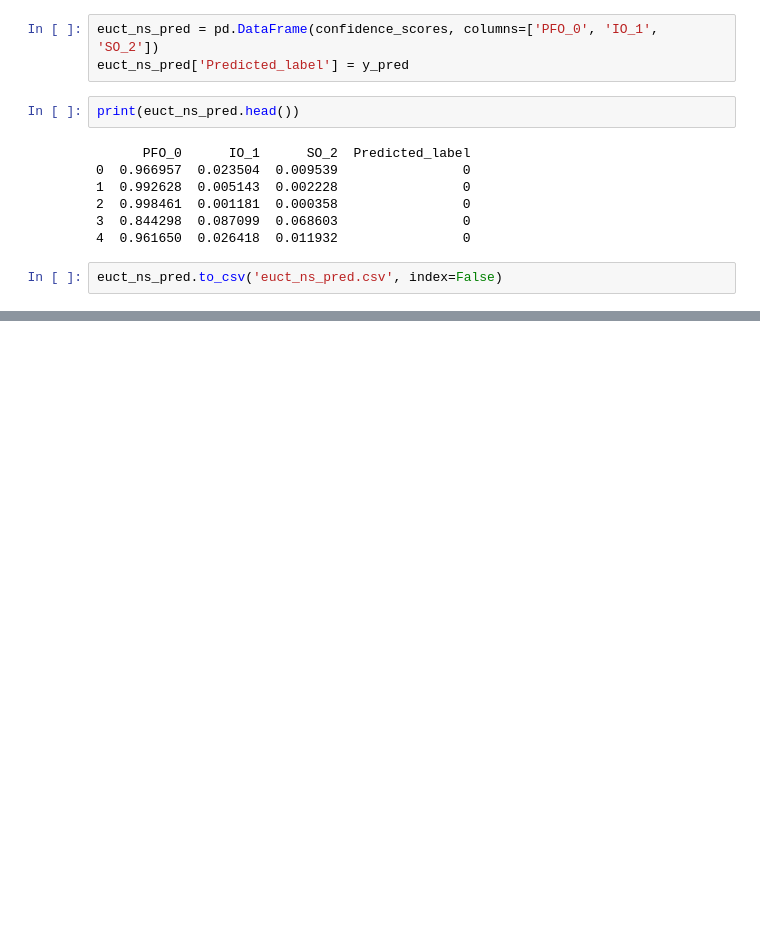
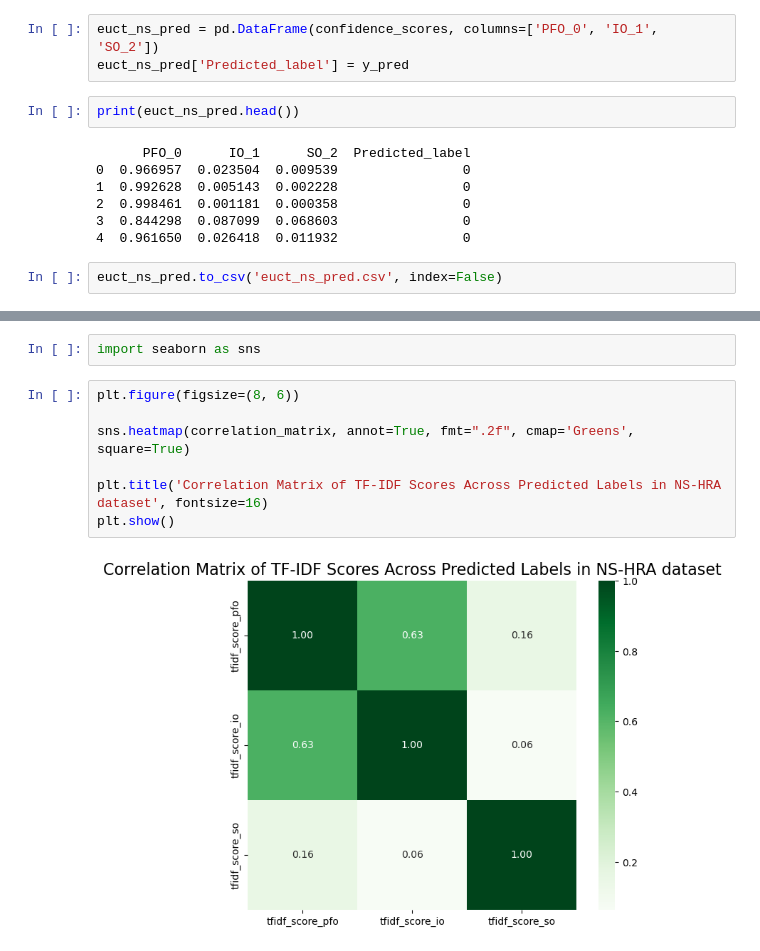
Before and after one commit to Obuaya-O/Chapter5, a Jupyter notebook: 26.11.24 Train_MLP_EUCTNS.ipynb, the cells around one changed output, grey strips where cells are left out. Cells and saved outputs as stored; diff of their text form; blank space fills up the shorter version.

```diff
--- a/26.11.24 Train_MLP_EUCTNS.ipynb
+++ b/26.11.24 Train_MLP_EUCTNS.ipynb
@@ -249,0 +473,11 @@ euct_ns_pred.to_csv('euct_ns_pred.csv', index=False)
+# %%
+import seaborn as sns
+# %%
+plt.figure(figsize=(8, 6))
+
+sns.heatmap(correlation_matrix, annot=True, fmt=".2f", cmap='Greens', square=True)
+
+plt.title('Correlation Matrix of TF-IDF Scores Across Predicted Labels in NS-HRA dataset', fontsize=16)
+plt.show()
+# %% [output]
+[figure, added]
```
Also changed, not shown: parts of 33 cells of this notebook.
